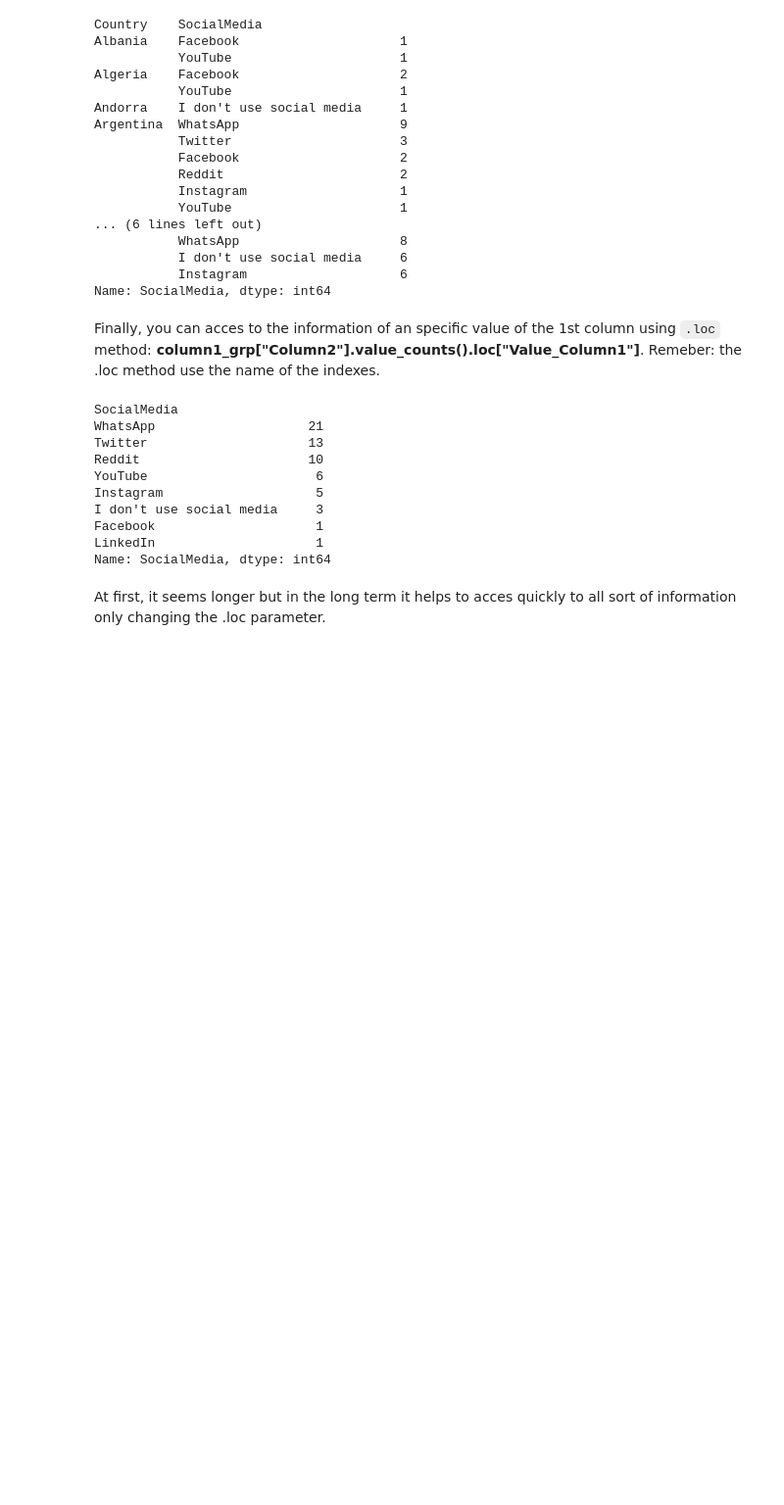
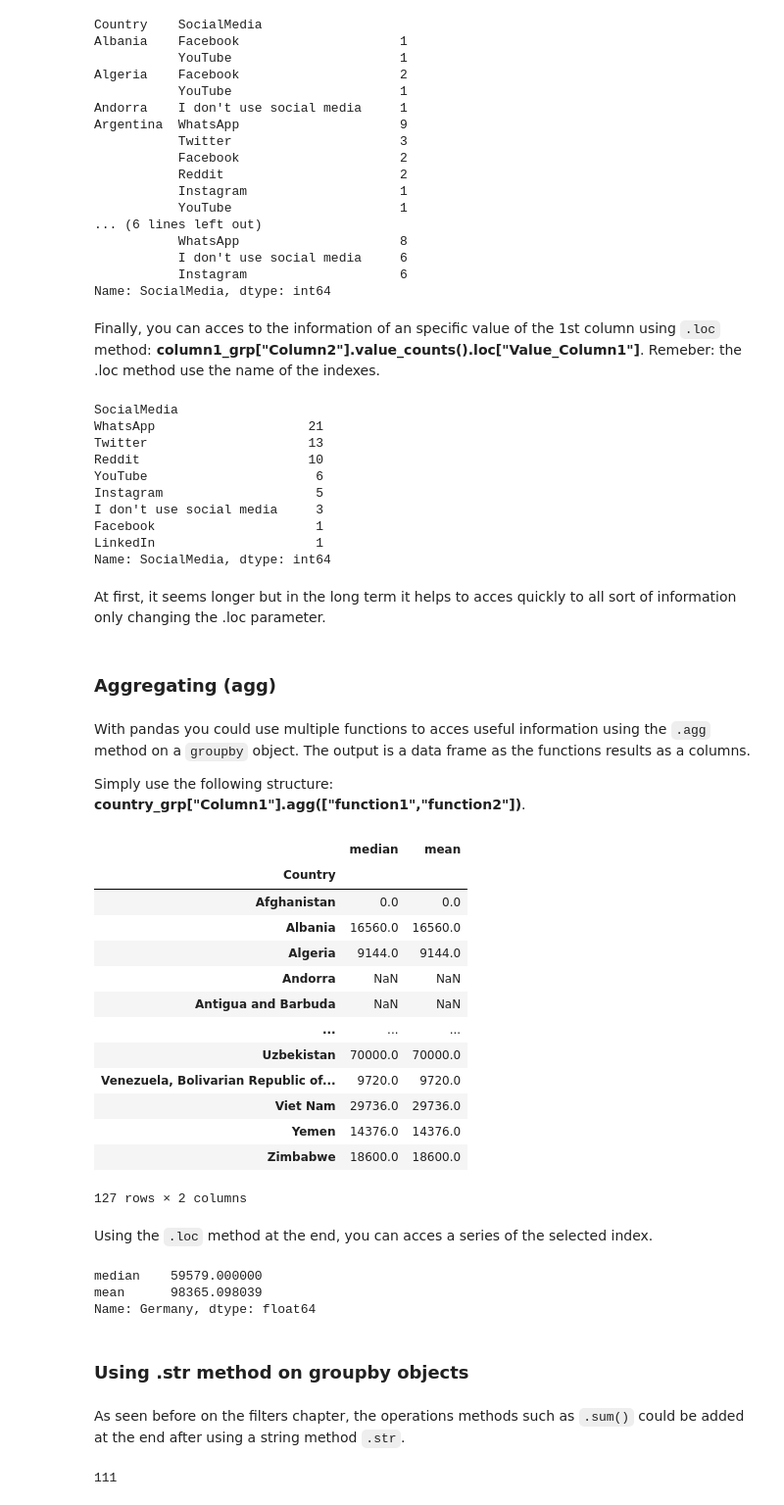
Before and after one commit to Joanpm1215/Pandas-Tutorial, a Jupyter notebook: scripts/Pandas_Tutorial.ipynb, the cells around one changed output. Shown: that part at 98% size. Saved outputs shown, nothing was run; the diff lists cells and outputs as text; code cells hidden in the pictures; blank space fills up the shorter version.

```diff
--- a/scripts/Pandas_Tutorial.ipynb
+++ b/scripts/Pandas_Tutorial.ipynb
@@ -642,0 +628,39 @@ At first, it seems longer but in the long term it helps to acces quickly to all
+# %% [markdown]
+<h3><strong> Aggregating (agg)</strong></h3>
+# %% [markdown]
+With pandas you could use multiple functions to acces useful information using the <code>.agg</code> method on a <code>groupby</code> object. The output is a data frame as the functions results as a columns.
+<p>Simply use the following structure: <strong>country_grp["Column1"].agg(["function1","function2"])</strong>.
+# %%
+country_grp["ConvertedComp"].agg(["median","mean"])
+# %% [output]
+|  | median | mean |
+| Country |  |  |
+| Afghanistan | 0.0 | 0.0 |
+| Albania | 16560.0 | 16560.0 |
+| Algeria | 9144.0 | 9144.0 |
+| Andorra | NaN | NaN |
+| Antigua and Barbuda | NaN | NaN |
+| ... | ... | ... |
+| Uzbekistan | 70000.0 | 70000.0 |
+| Venezuela, Bolivarian Republic of... | 9720.0 | 9720.0 |
+| Viet Nam | 29736.0 | 29736.0 |
+| Yemen | 14376.0 | 14376.0 |
+| Zimbabwe | 18600.0 | 18600.0 |
+127 rows × 2 columns
+# %% [markdown]
+Using the <code>.loc</code> method at the end, you can acces a series of the selected index.
+# %%
+country_grp["ConvertedComp"].agg(["median","mean"]).loc["Germany"]
+# %% [output]
+median    59579.000000
+mean      98365.098039
+Name: Germany, dtype: float64
+# %% [markdown]
+<h3>Using .str method on groupby objects</h3>
+# %% [markdown]
+As seen before on the filters chapter, the operations methods such as <code>.sum()</code> could be added at the end after using a string method <code>.str</code>.
+# %%
+filt = df["Country"] == "India"
+df.loc[filt]["LanguageWorkedWith"].str.contains("Python").sum() # Using str method
+# %% [output]
+111
```
Also changed, not shown: parts of 14 cells of this notebook.
